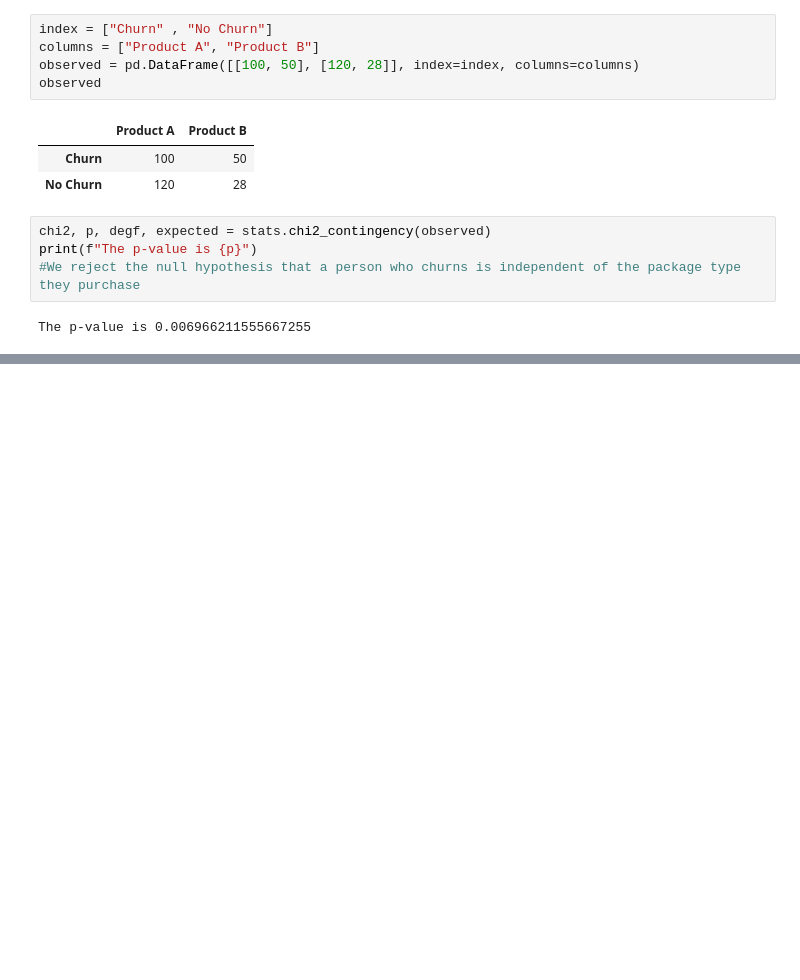
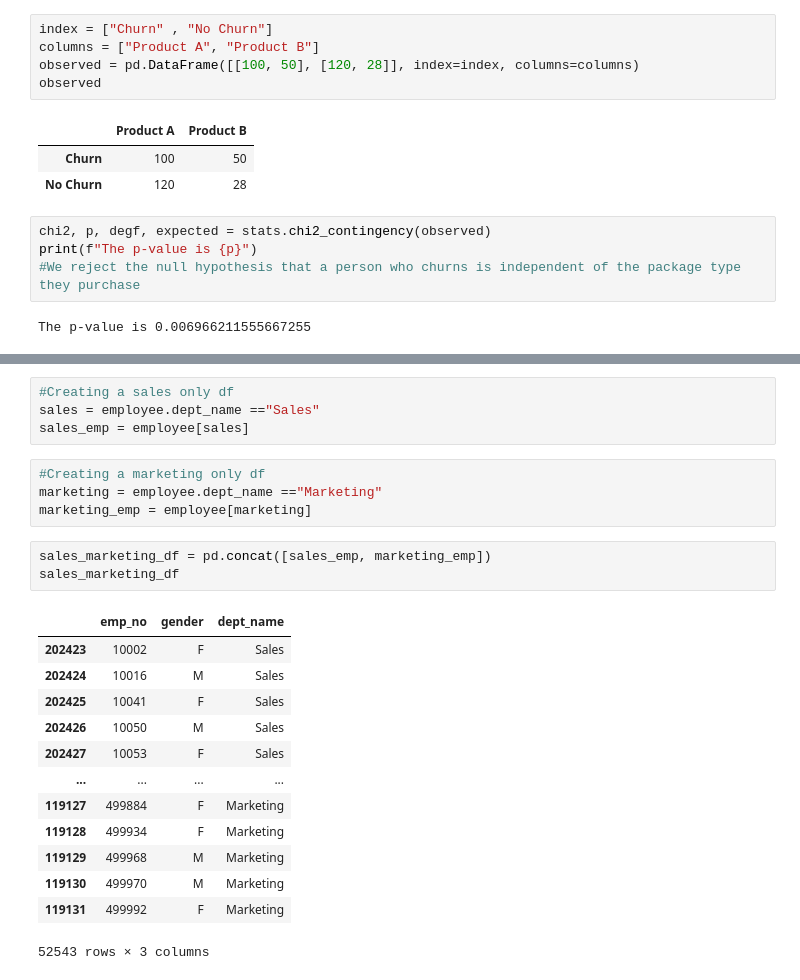
Before and after one commit to george887/statistics-exercises, a Jupyter notebook: hypothesis_testing.ipynb, the cells around one changed output, grey strips where cells are left out. Saved outputs shown, nothing was run; the diff lists cells and outputs as text; blank space fills up the shorter version.

```diff
--- a/hypothesis_testing.ipynb
+++ b/hypothesis_testing.ipynb
@@ -856,0 +982,25 @@ The p-value is 0.006966211555667255
+# %%
+#Creating a sales only df
+sales = employee.dept_name =="Sales"
+sales_emp = employee[sales]
+# %%
+#Creating a marketing only df
+marketing = employee.dept_name =="Marketing"
+marketing_emp = employee[marketing]
+# %%
+sales_marketing_df = pd.concat([sales_emp, marketing_emp])
+sales_marketing_df
+# %% [output]
+|  | emp_no | gender | dept_name |
+| 202423 | 10002 | F | Sales |
+| 202424 | 10016 | M | Sales |
+| 202425 | 10041 | F | Sales |
+| 202426 | 10050 | M | Sales |
+| 202427 | 10053 | F | Sales |
+| ... | ... | ... | ... |
+| 119127 | 499884 | F | Marketing |
+| 119128 | 499934 | F | Marketing |
+| 119129 | 499968 | M | Marketing |
+| 119130 | 499970 | M | Marketing |
+| 119131 | 499992 | F | Marketing |
+52543 rows × 3 columns
```
Also changed, not shown: parts of 57 cells of this notebook.
